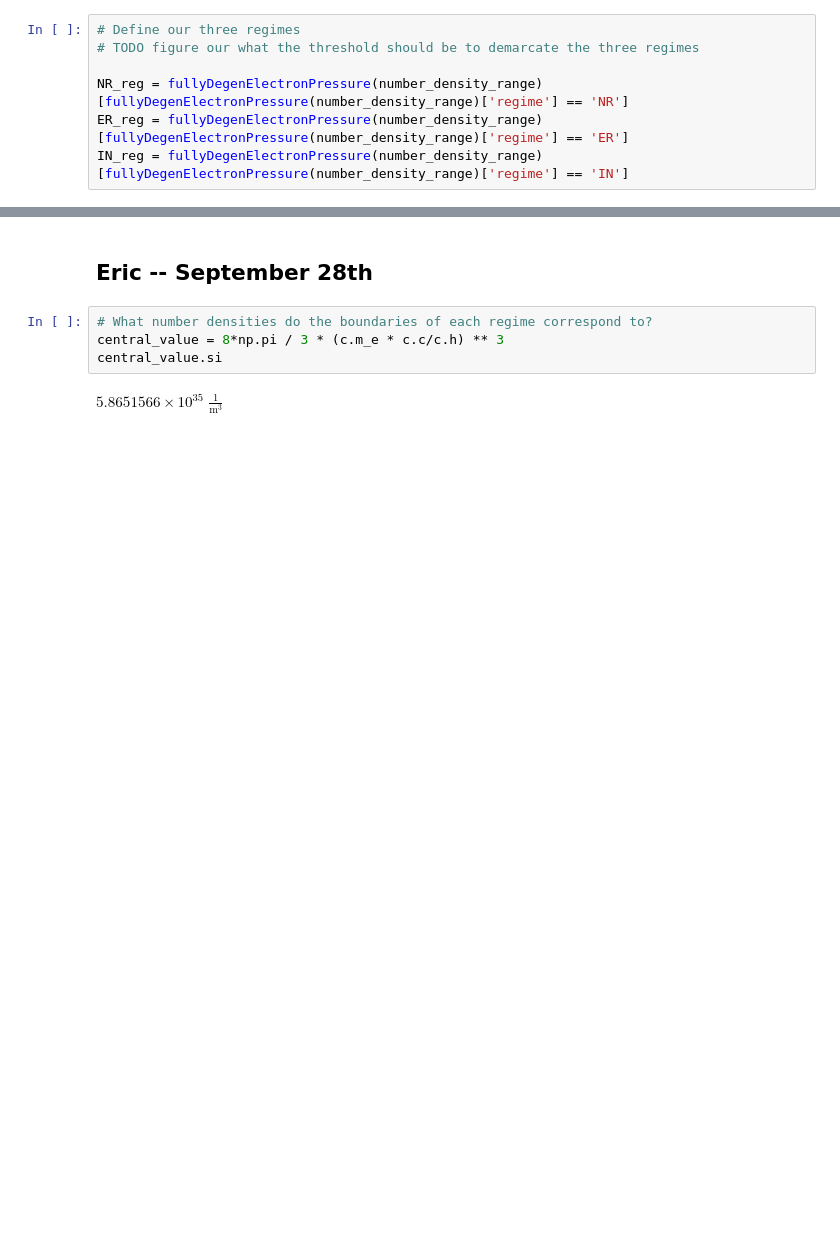
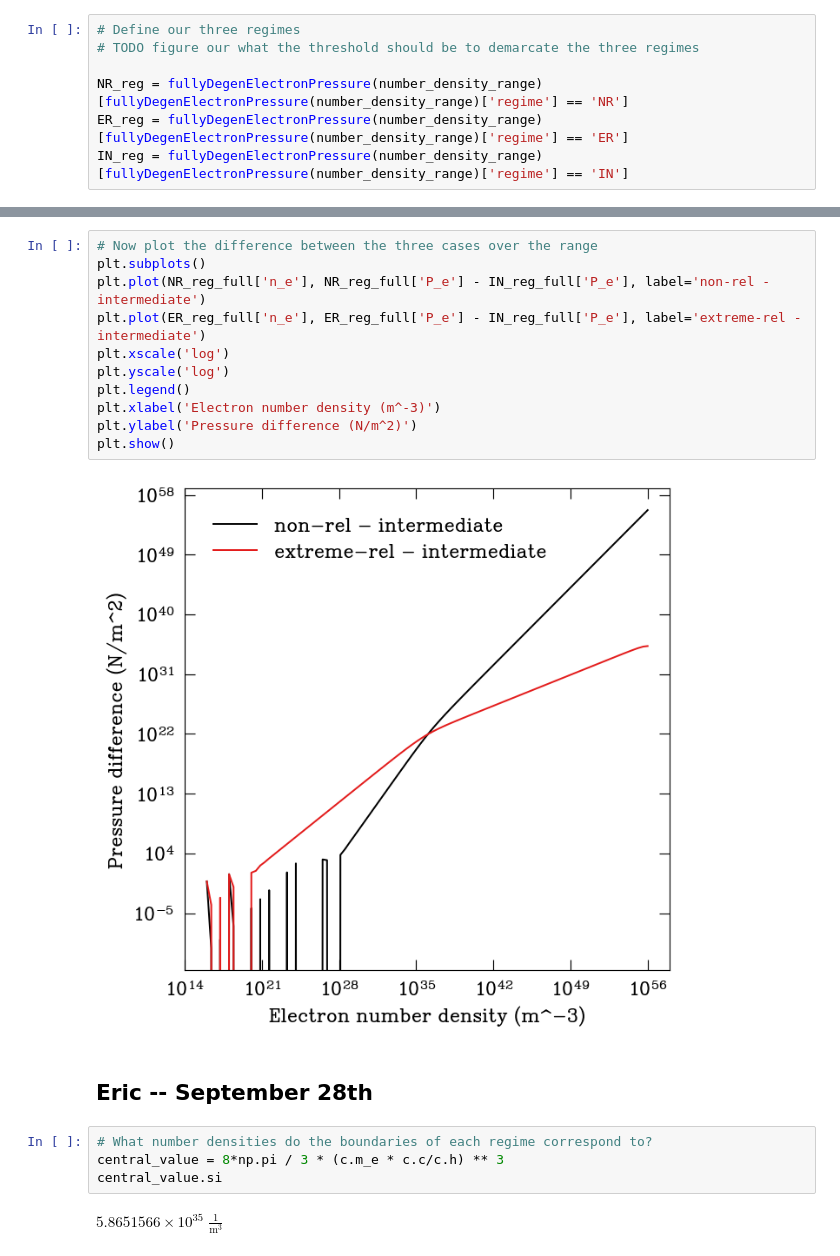
Before and after one commit to EricMullerAU/Stars-Project, a Jupyter notebook: Jason_crap/rel_start.ipynb, the cells around one changed output, grey strips where cells are left out. Saved outputs shown, nothing was run; the diff lists cells and outputs as text; blank space fills up the shorter version.

```diff
--- a/Jason_crap/rel_start.ipynb
+++ b/Jason_crap/rel_start.ipynb
@@ -257,3 +370,16 @@ list(zip(*[[1,2],[3,4],[5,6]]))
+# %%
+# Now plot the difference between the three cases over the range
+plt.subplots()
+plt.plot(NR_reg_full['n_e'], NR_reg_full['P_e'] - IN_reg_full['P_e'], label='non-rel - intermediate')
+plt.plot(ER_reg_full['n_e'], ER_reg_full['P_e'] - IN_reg_full['P_e'], label='extreme-rel - intermediate')
+plt.xscale('log')
+plt.yscale('log')
+plt.legend()
+plt.xlabel('Electron number density (m^-3)')
+plt.ylabel('Pressure difference (N/m^2)')
+plt.show()
+# %% [output]
+[figure, added]
 # %% [markdown]
 ## Eric -- September 28th
 # %%
```
Also changed, not shown: parts of 7 cells of this notebook, 1 other file.
